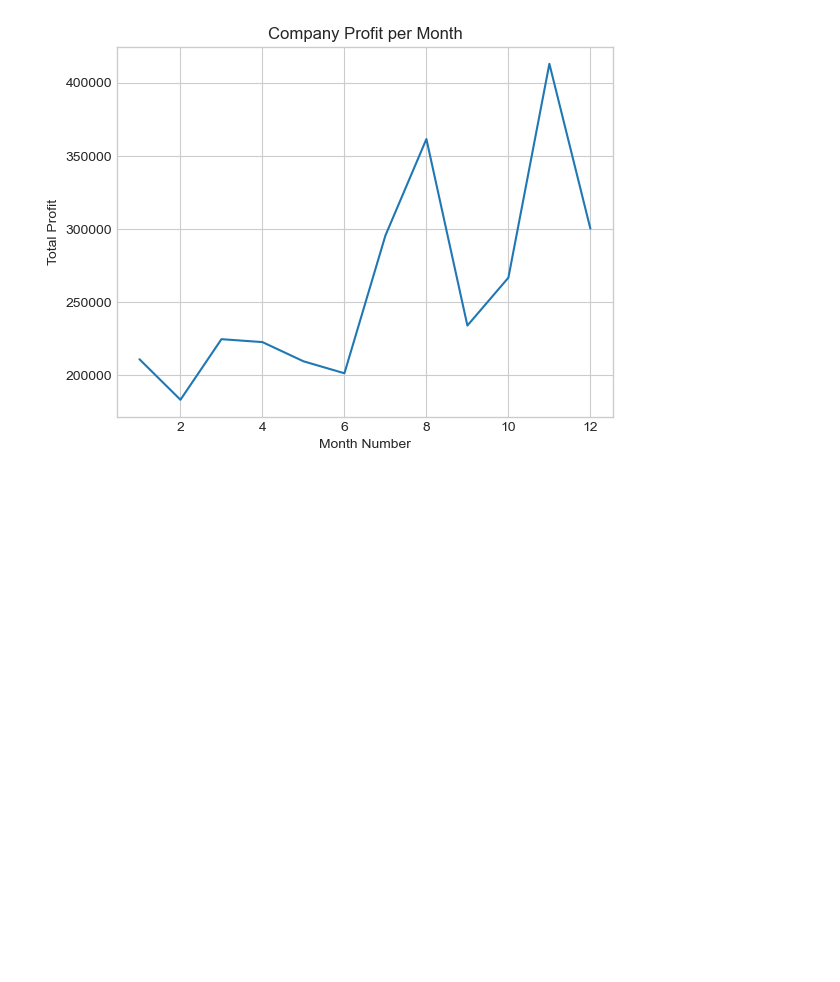
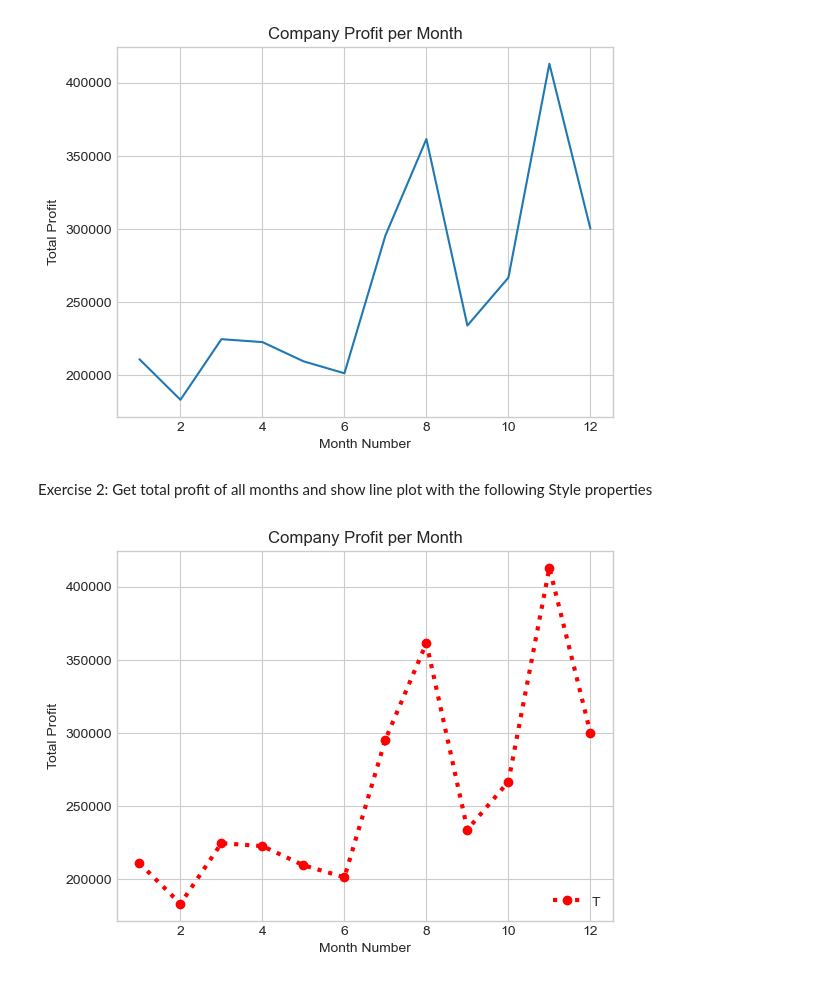
Before and after one commit to availe/CSC-245, a Jupyter notebook: lab6.ipynb, the cells around one changed output. Cells and saved outputs as stored; diff of their text form; code cells hidden in the pictures; blank space fills up the shorter version.

```diff
--- a/lab6.ipynb
+++ b/lab6.ipynb
@@ -15,3 +15,14 @@ plt.title('Company Profit per Month')
 plt.show()
 # %% [output]
 [figure]
+# %% [markdown]
+Exercise 2: Get total profit of all months and show line plot with the following Style properties
+# %%
+plt.plot(data['month_number'],data['total_profit'], linestyle='dotted', color='red', marker='o', linewidth=3)
+plt.xlabel('Month Number')
+plt.ylabel('Total Profit')
+plt.title('Company Profit per Month')
+plt.legend('Total Profit', loc='lower right')
+plt.show()
+# %% [output]
+[figure, added]
```
